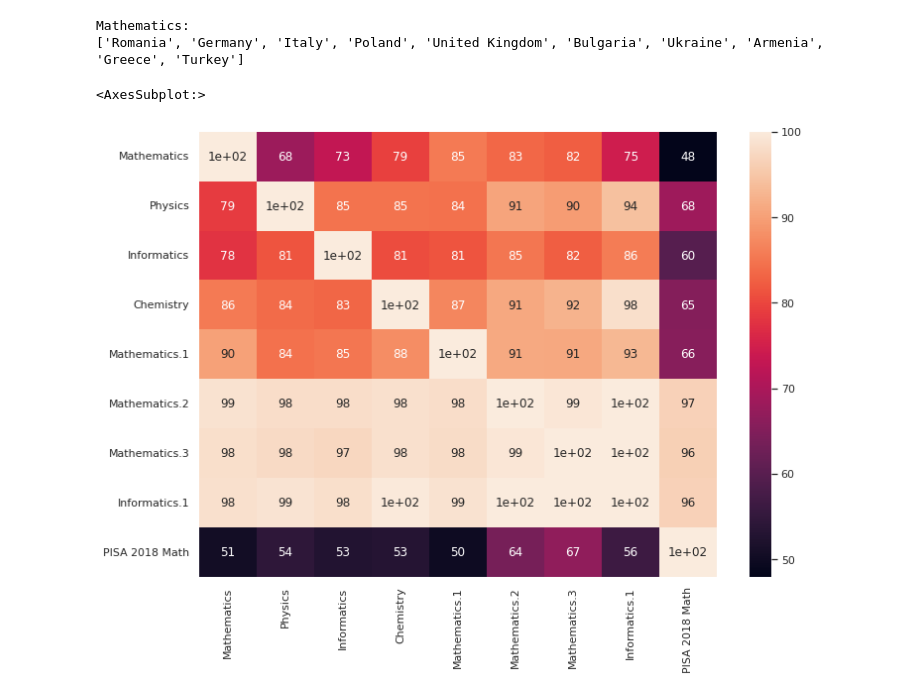
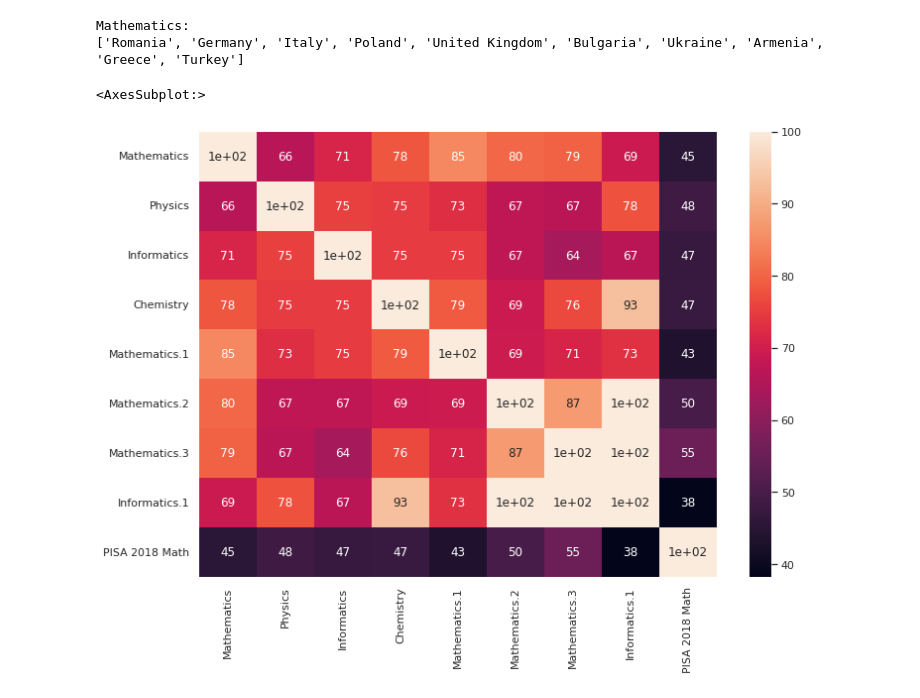
Before and after one commit to theodormoroianu/Stuff, a Jupyter notebook: Olympiad_analysis/analysis.ipynb, the cells around one changed output. Drawn from its saved outputs; the diff is of its cells as text; code cells hidden in the pictures.

```diff
--- a/Olympiad_analysis/analysis.ipynb
+++ b/Olympiad_analysis/analysis.ipynb
@@ -43,6 +43,7 @@ competitions
 # in the other contest)
 def corelation(contest_a, contest_b):
     ranking_b = { country : rank for rank, country in enumerate(contest_b) }
+    assert len(ranking_b) == len(contest_b)
     pairs, inversions = 0, 0
 
     for i in range(len(contest_a)):
@@ -57,7 +58,6 @@ def corelation(contest_a, contest_b):
             if ranking_b[country_1] > ranking_b[country_2]:
                 # got an inversion
                 inversions += 1
-
     return 100. - inversions / pairs * 100.
 # %%
 # returns the rankings for a given competition
@@ -70,12 +70,12 @@ Mathematics:
 ['Romania', 'Germany', 'Italy', 'Poland', 'United Kingdom', 'Bulgaria', 'Ukraine', 'Armenia', 'Greece', 'Turkey']
 # %%
 heatmap = [
-    [ corelation(data[contest_a], data[contest_b]) for contest_b in competitions ]
+    [ corelation(get_rankings(contest_a), get_rankings(contest_b)) for contest_b in competitions ]
     for contest_a in competitions
 ]
 
 seaborn.set(rc={'figure.figsize':(11.7,8.27)})
 seaborn.heatmap(heatmap, xticklabels=competitions, yticklabels=competitions, annot=True)
 # %% [output]
 <AxesSubplot:>
-[figure, old version]
+[figure, new version]
```
